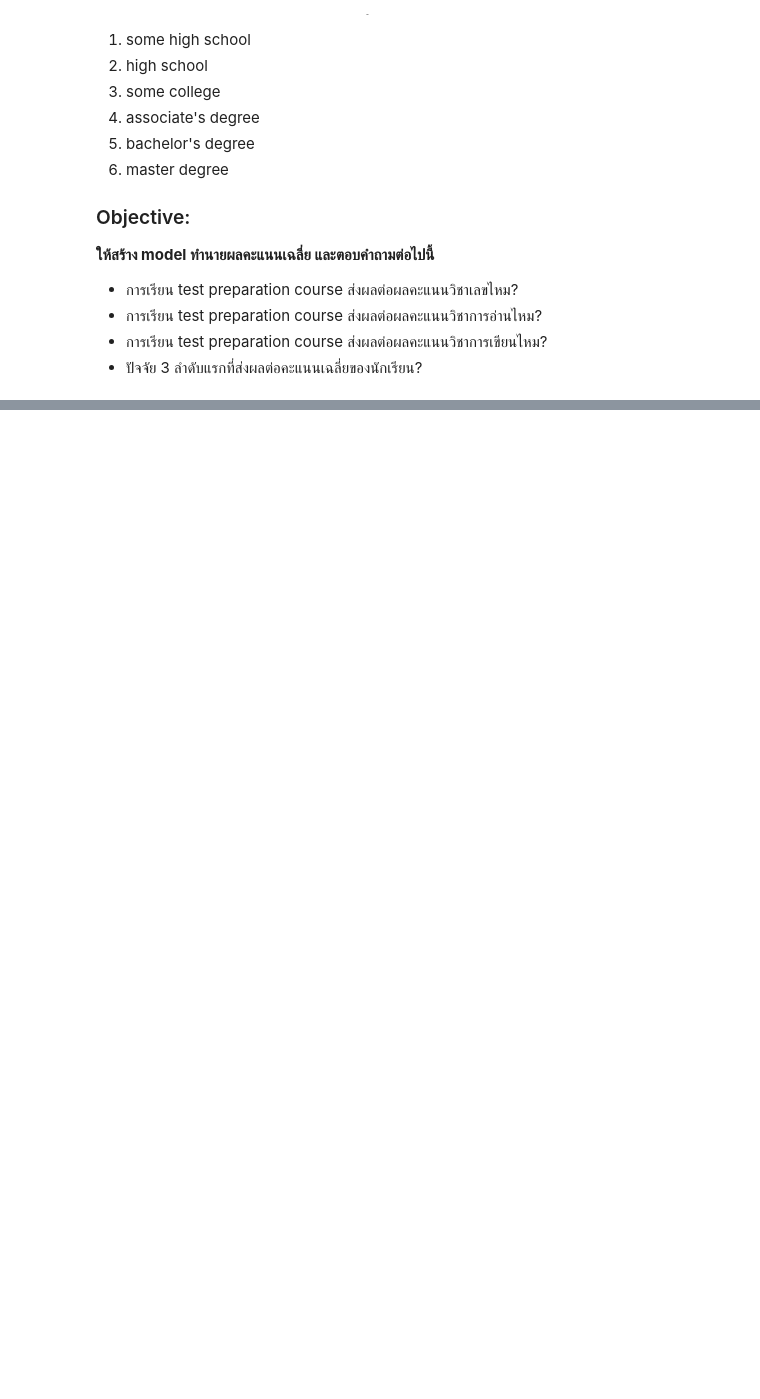
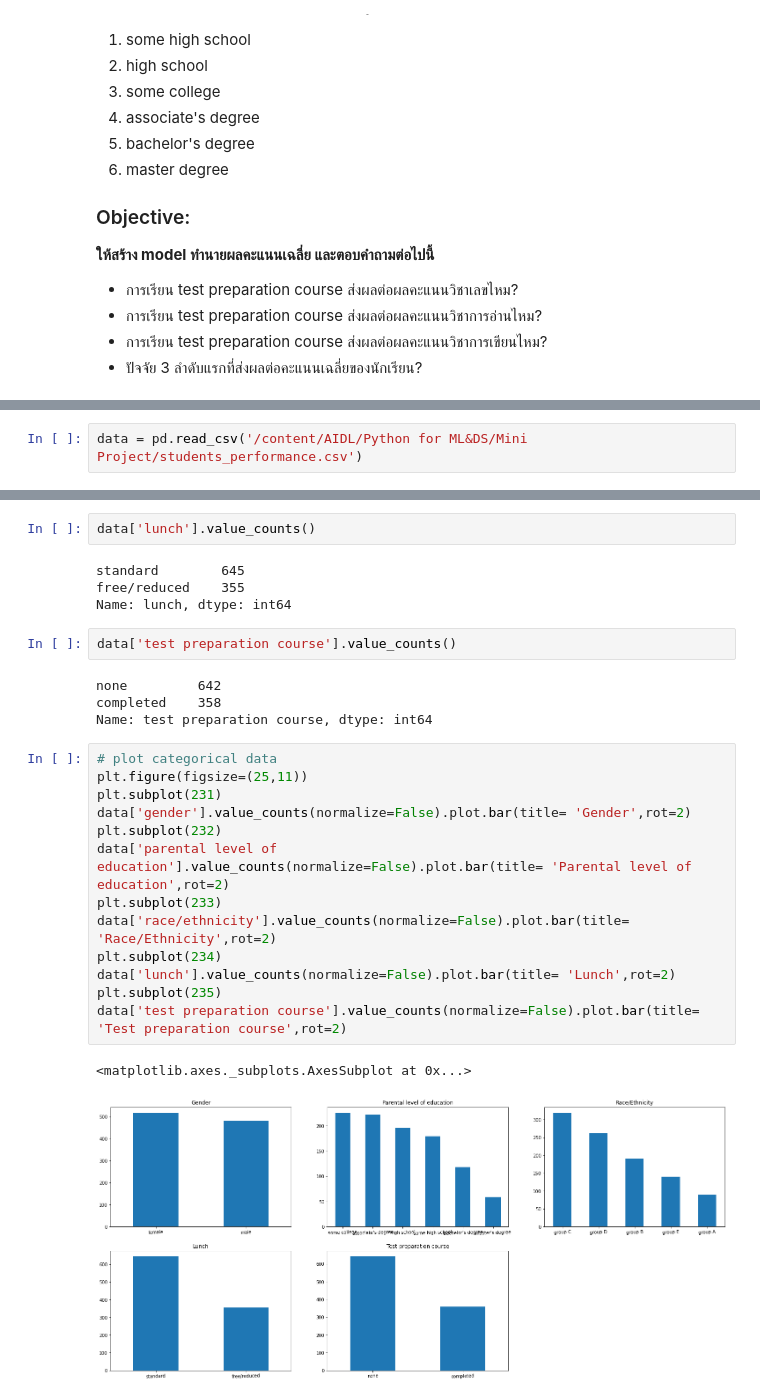
Before and after one commit to SophonWongyai/AI-DL-IT-KMITL, a Jupyter notebook: Python for ML&DS/Mini Project/student_performance.ipynb, the cells around one changed output, grey strips where cells are left out. Cells and saved outputs as stored; diff of their text form; blank space fills up the shorter version.

```diff
--- a/Python for ML&DS/Mini Project/student_performance.ipynb
+++ b/Python for ML&DS/Mini Project/student_performance.ipynb
@@ -35,0 +75,2 @@ parental level of education เรียงจากต่ำไปสูงค
+# %%
+data = pd.read_csv('/content/AIDL/Python for ML&DS/Mini Project/students_performance.csv')
@@ -35,0 +194,28 @@ parental level of education เรียงจากต่ำไปสูงค
+# %%
+data['lunch'].value_counts()
+# %% [output]
+standard        645
+free/reduced    355
+Name: lunch, dtype: int64
+# %%
+data['test preparation course'].value_counts()
+# %% [output]
+none         642
+completed    358
+Name: test preparation course, dtype: int64
+# %%
+# plot categorical data
+plt.figure(figsize=(25,11))
+plt.subplot(231)
+data['gender'].value_counts(normalize=False).plot.bar(title= 'Gender',rot=2)
+plt.subplot(232)
+data['parental level of education'].value_counts(normalize=False).plot.bar(title= 'Parental level of education',rot=2)
+plt.subplot(233)
+data['race/ethnicity'].value_counts(normalize=False).plot.bar(title= 'Race/Ethnicity',rot=2)
+plt.subplot(234)
+data['lunch'].value_counts(normalize=False).plot.bar(title= 'Lunch',rot=2)
+plt.subplot(235)
+data['test preparation course'].value_counts(normalize=False).plot.bar(title= 'Test preparation course',rot=2)
+# %% [output]
+<matplotlib.axes._subplots.AxesSubplot at 0x...>
+[figure, added]
```
Also changed, not shown: parts of 223 cells of this notebook, 1 other file.
